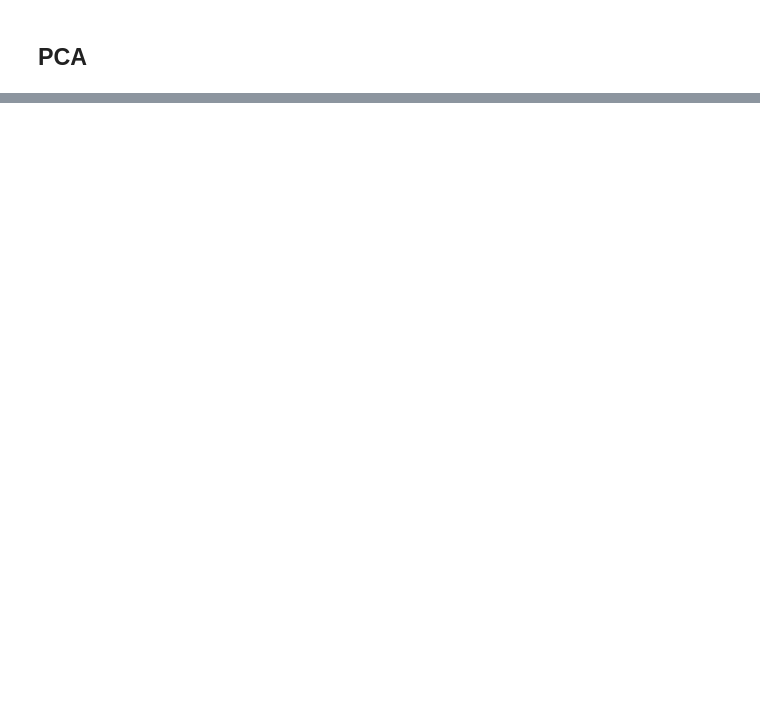
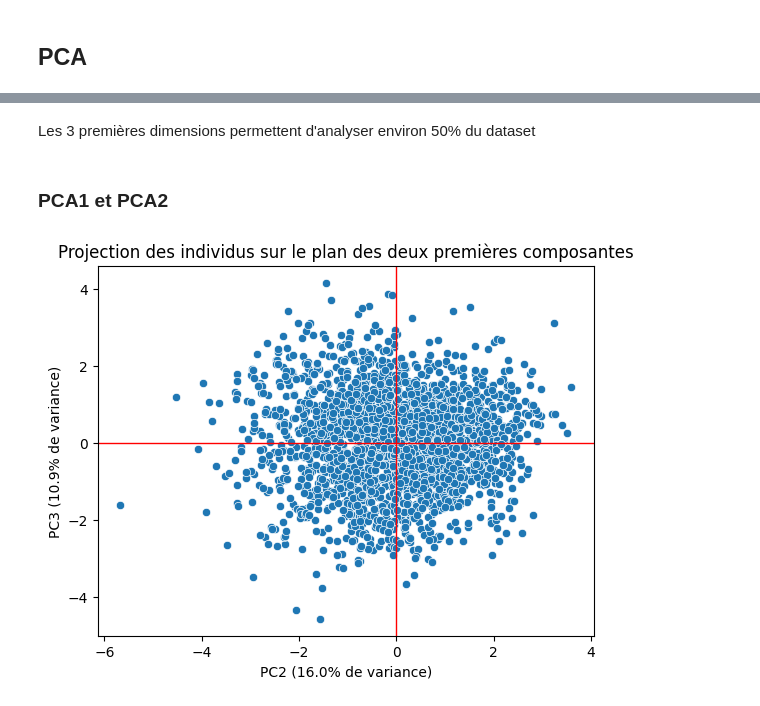
Before and after one commit to fxcollot/SpotifyUnsupervised, a Jupyter notebook: sam.ipynb, the cells around one changed output, grey strips where cells are left out. Drawn from its saved outputs; the diff is of its cells as text; code cells hidden in the pictures; blank space fills up the shorter version.

```diff
--- a/sam.ipynb
+++ b/sam.ipynb
@@ -145,0 +129,19 @@ SyntaxError: invalid syntax (1354084393.py, line 3)
+# %% [markdown]
+Les 3 premières dimensions permettent d'analyser environ 50% du dataset
+# %% [markdown]
+### PCA1 et PCA2
+# %%
+
+#affichage du nuage de points selon les 2 premières composantes
+plt.figure()
+pca_df=pd.DataFrame(spotify_pca,columns=[f"PC{i+1}" for i in range(spotify_pca.shape[1])])
+
+sns.scatterplot(data=pca_df, x='PC2', y='PC3')
+plt.title("Projection des individus sur le plan des deux premières composantes")
+plt.xlabel(f"PC2 ({pca.explained_variance_ratio_[0]*100:.1f}% de variance)")
+plt.ylabel(f"PC3 ({pca.explained_variance_ratio_[1]*100:.1f}% de variance)")
+plt.axhline(0, color='red', lw=1)
+plt.axvline(0, color='red', lw=1)
+plt.show()
+# %% [output]
+[figure, added]
```
Also changed, not shown: parts of 9 cells of this notebook.
